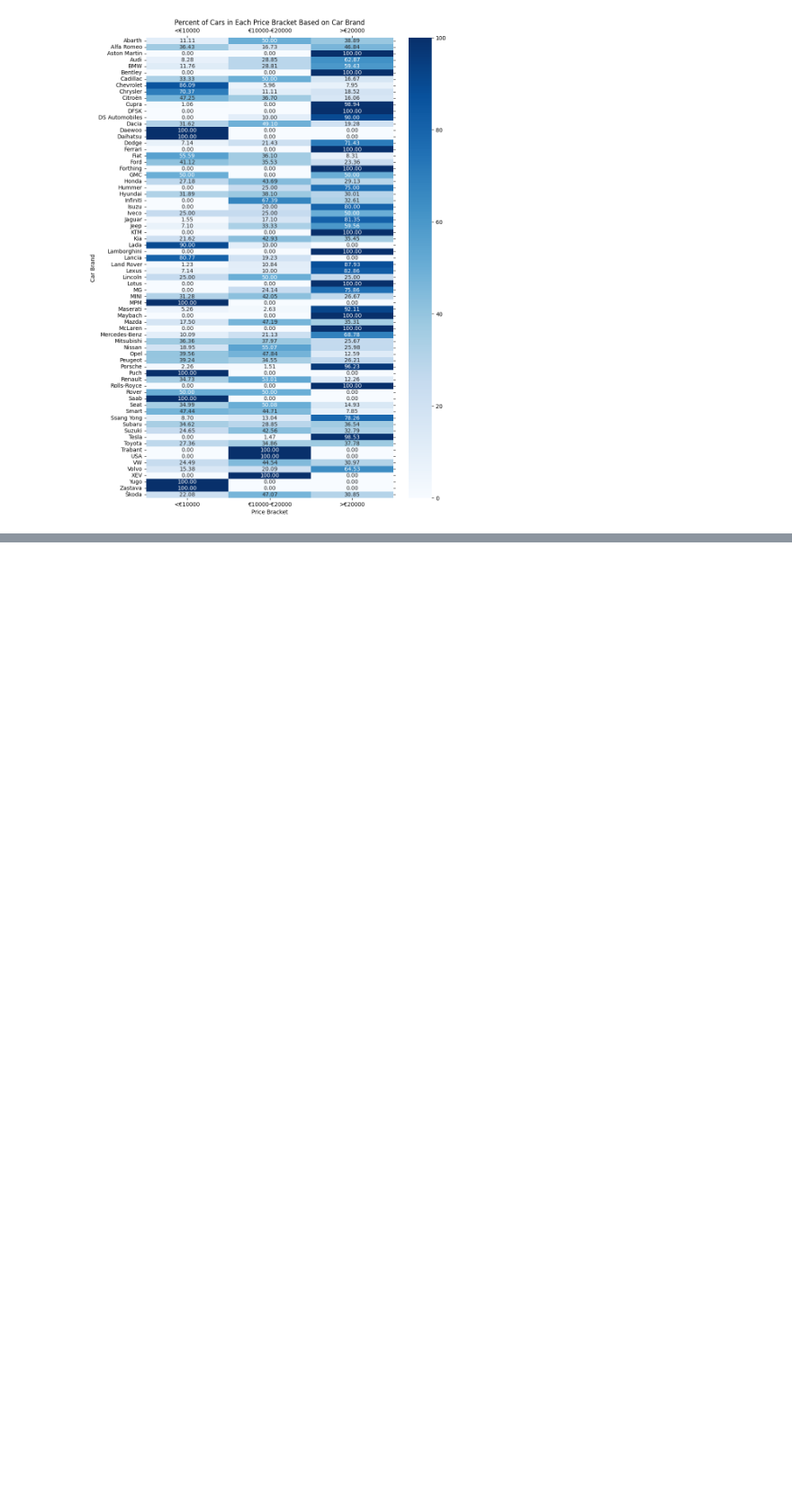
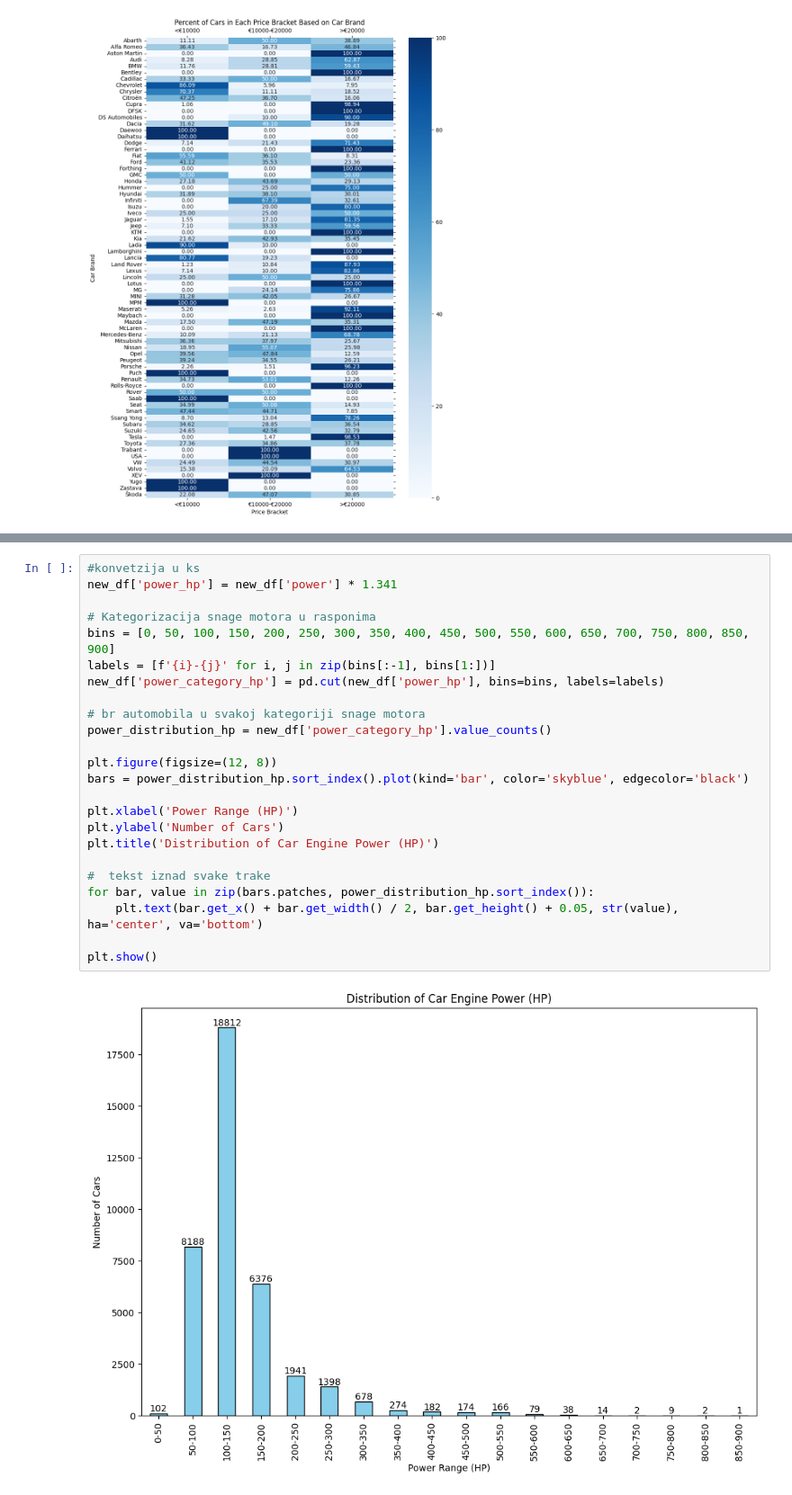
Before and after one commit to dmarti01/Seminarski-Rad, a Jupyter notebook: visualize.ipynb, the cells around one changed output, grey strips where cells are left out. Shown: that part at 90% size. Cells and saved outputs as stored; diff of their text form; blank space fills up the shorter version.

```diff
--- a/visualize.ipynb
+++ b/visualize.ipynb
@@ -118,0 +225,26 @@ plt.tick_params(right=True, top=True, labeltop=True,rotation=0)
+# %%
+#konvetzija u ks
+new_df['power_hp'] = new_df['power'] * 1.341
+
+# Kategorizacija snage motora u rasponima
+bins = [0, 50, 100, 150, 200, 250, 300, 350, 400, 450, 500, 550, 600, 650, 700, 750, 800, 850, 900]
+labels = [f'{i}-{j}' for i, j in zip(bins[:-1], bins[1:])]
+new_df['power_category_hp'] = pd.cut(new_df['power_hp'], bins=bins, labels=labels)
+
+# br automobila u svakoj kategoriji snage motora
+power_distribution_hp = new_df['power_category_hp'].value_counts()
+
+plt.figure(figsize=(12, 8))
+bars = power_distribution_hp.sort_index().plot(kind='bar', color='skyblue', edgecolor='black')
+
+plt.xlabel('Power Range (HP)')
+plt.ylabel('Number of Cars')
+plt.title('Distribution of Car Engine Power (HP)')
+
+#  tekst iznad svake trake
+for bar, value in zip(bars.patches, power_distribution_hp.sort_index()):
+    plt.text(bar.get_x() + bar.get_width() / 2, bar.get_height() + 0.05, str(value), ha='center', va='bottom')
+
+plt.show()
+# %% [output]
+[figure, added]
```
Also changed, not shown: parts of 8 cells of this notebook.
